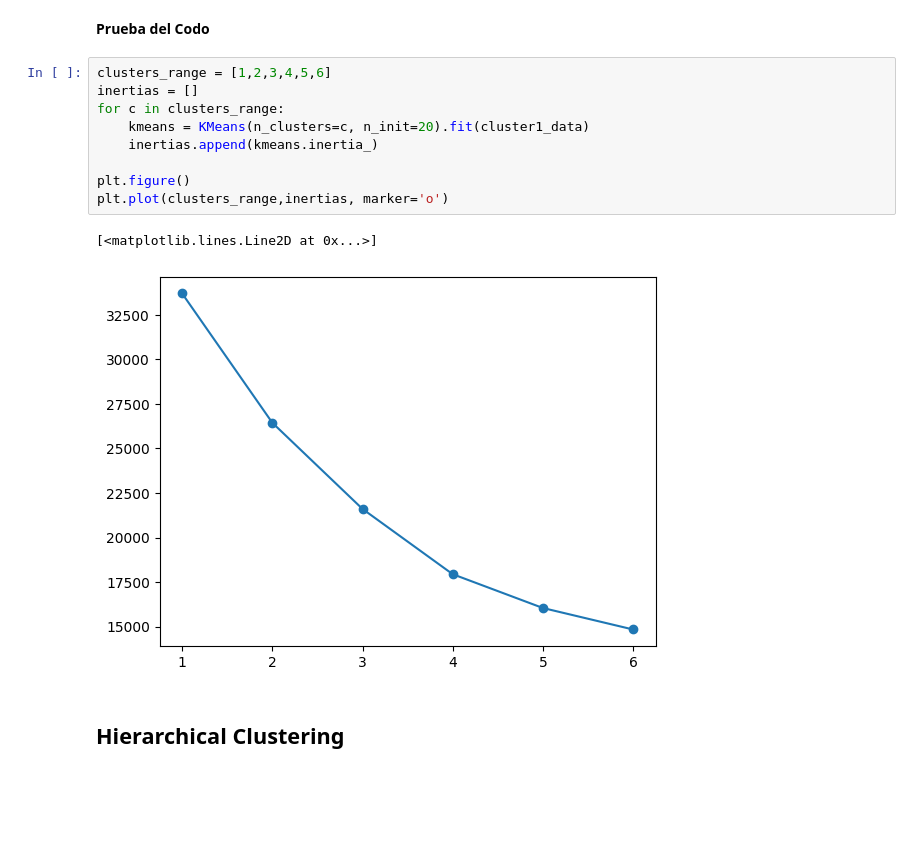
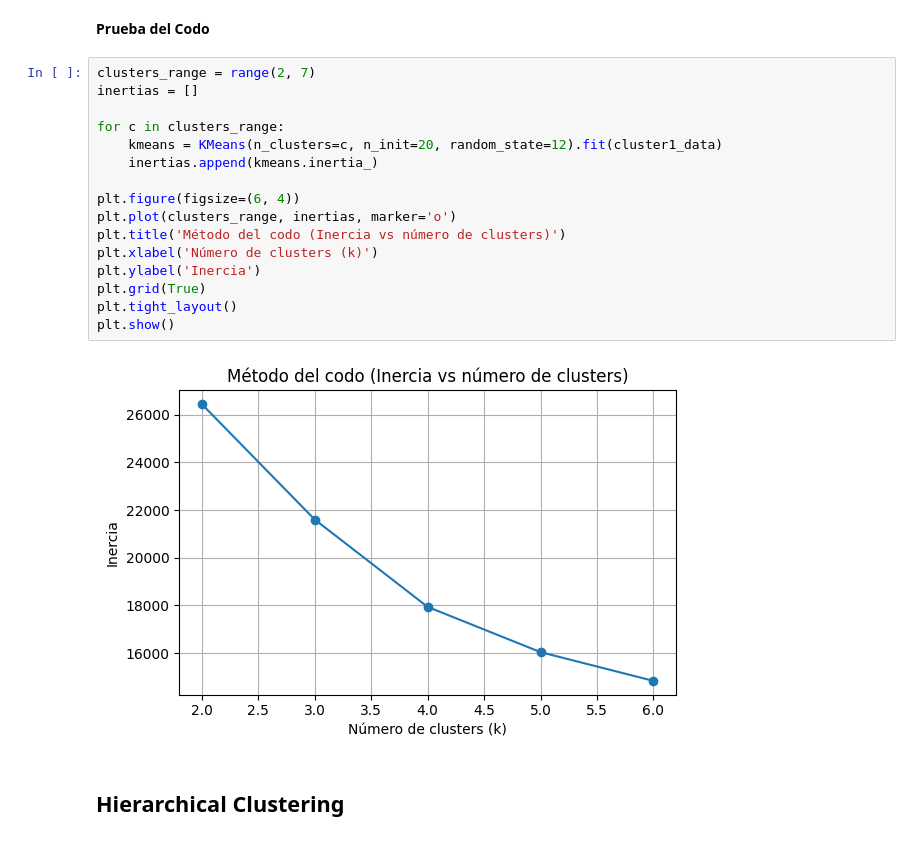
Before and after one commit to JoseCervantes06/Proyecto1_Equipo20_Cervantes-Reyes, a Jupyter notebook: fase2.ipynb, the cells around one changed output. Cells and saved outputs as stored; diff of their text form; blank space fills up the shorter version.

Commit message:
Kmeans completo

```diff
--- a/fase2.ipynb
+++ b/fase2.ipynb
@@ -290,17 +314,23 @@ plt.show()
 # %% [markdown]
 **Prueba del Codo**
 # %%
-clusters_range = [1,2,3,4,5,6]
+clusters_range = range(2, 7)
 inertias = []
+
 for c in clusters_range:
-    kmeans = KMeans(n_clusters=c, n_init=20).fit(cluster1_data)
+    kmeans = KMeans(n_clusters=c, n_init=20, random_state=12).fit(cluster1_data)
     inertias.append(kmeans.inertia_)
 
-plt.figure()
-plt.plot(clusters_range,inertias, marker='o')
+plt.figure(figsize=(6, 4))
+plt.plot(clusters_range, inertias, marker='o')
+plt.title('Método del codo (Inercia vs número de clusters)')
+plt.xlabel('Número de clusters (k)')
+plt.ylabel('Inercia')
+plt.grid(True)
+plt.tight_layout()
+plt.show()
 # %% [output]
-[<matplotlib.lines.Line2D at 0x...>]
-[figure, old version]
+[figure, new version]
 # %% [markdown]
 ## **Hierarchical Clustering**
 # %% [markdown]
```
Also changed, not shown: parts of 5 cells of this notebook.
